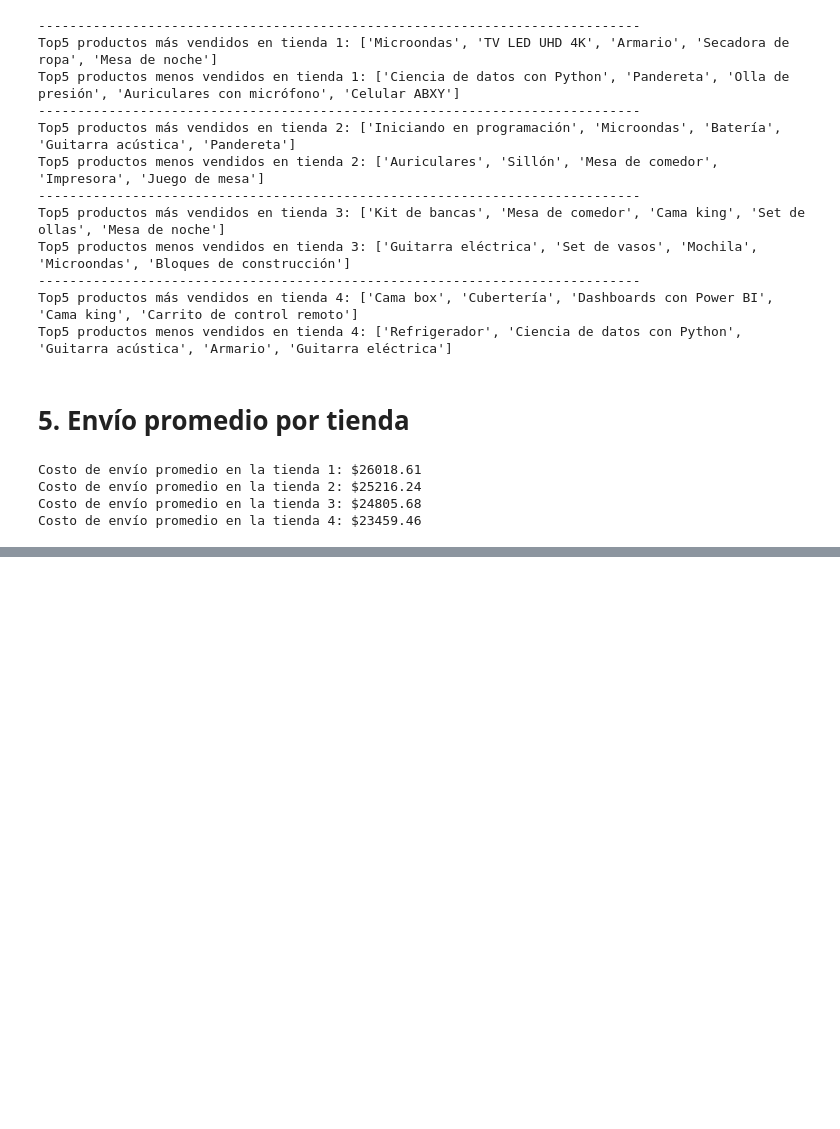
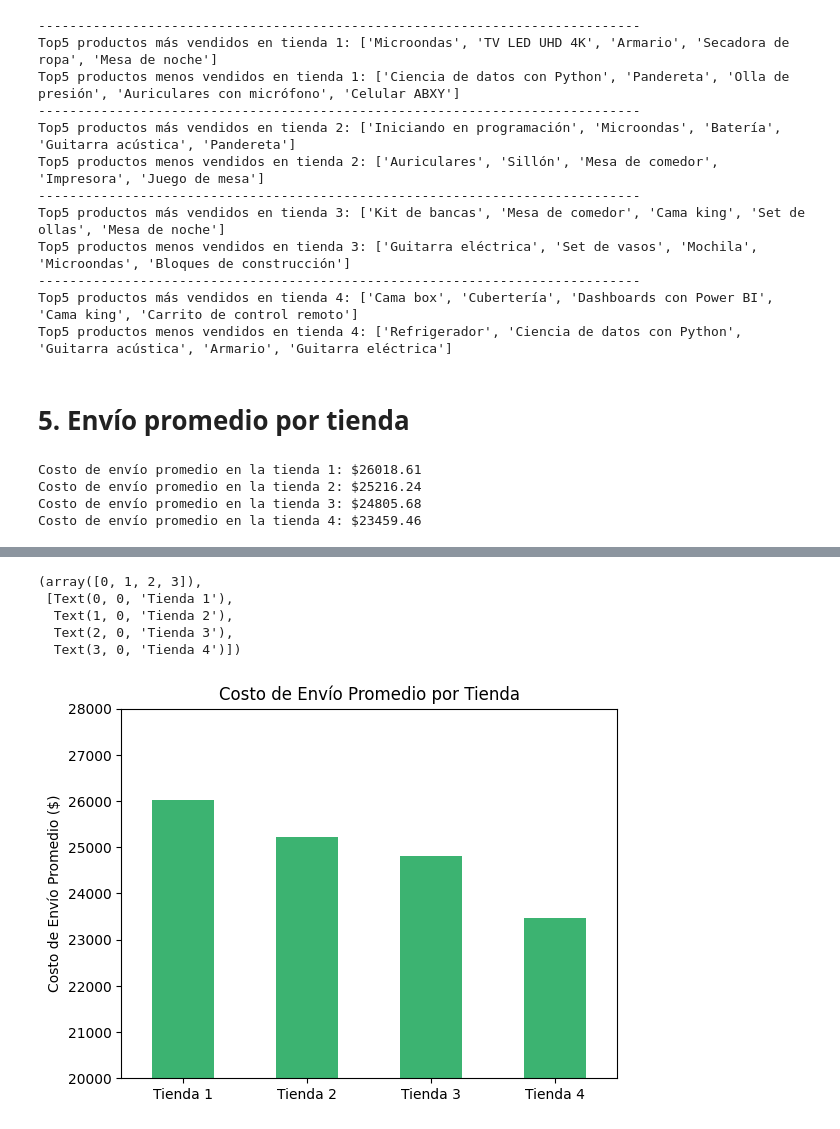
Before and after one commit to ronalzepeda/OneStoreAnalysis, a Jupyter notebook: AluraStoreLatamRZ.ipynb, the cells around one changed output, grey strips where cells are left out. Saved outputs shown, nothing was run; the diff lists cells and outputs as text; code cells hidden in the pictures; blank space fills up the shorter version.

```diff
--- a/AluraStoreLatamRZ.ipynb
+++ b/AluraStoreLatamRZ.ipynb
@@ -161,0 +195,17 @@ Costo de envío promedio en la tienda 4: $23459.46
+# %%
+###***Graficos***###
+#generar un grafico de barras para comparar el costo de envío promedio de las cuatro tiendas, acotar entre 20000 y 28000.
+costo_envio_promedio = {f'Tienda {x}': eval(f'tienda{x}["Costo de envío"].mean()') for x in range(1,5)}
+df_costo_envio = pd.DataFrame.from_dict(costo_envio_promedio, orient='index', columns=['Costo de Envío Promedio'])
+ax = df_costo_envio.plot(kind='bar', color='mediumseagreen', legend=False)
+plt.title('Costo de Envío Promedio por Tienda')
+plt.ylabel('Costo de Envío Promedio ($)')
+plt.ylim(20000, 28000)  # Ajustar el límites del eje y para mayor detalle
+plt.xticks(rotation=0)
+# %% [output]
+(array([0, 1, 2, 3]),
+ [Text(0, 0, 'Tienda 1'),
+  Text(1, 0, 'Tienda 2'),
+  Text(2, 0, 'Tienda 3'),
+  Text(3, 0, 'Tienda 4')])
+[figure, added]
```
Also changed, not shown: parts of 4 cells of this notebook, 1 other file.
